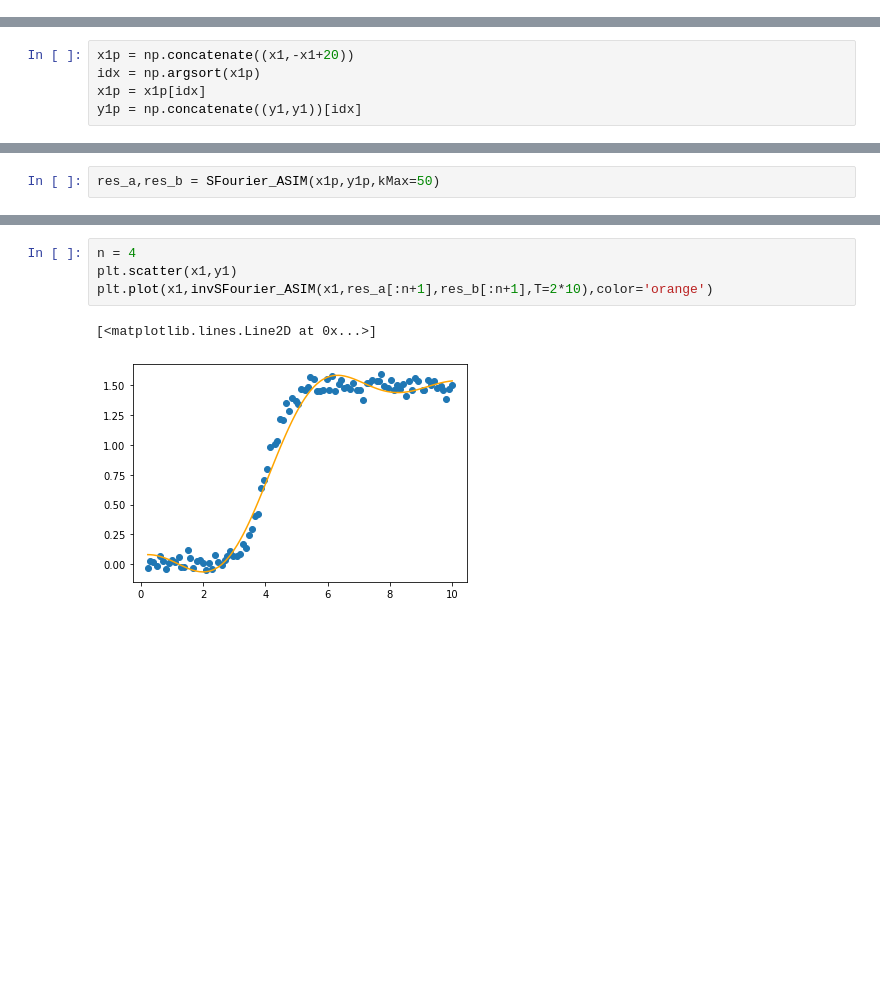
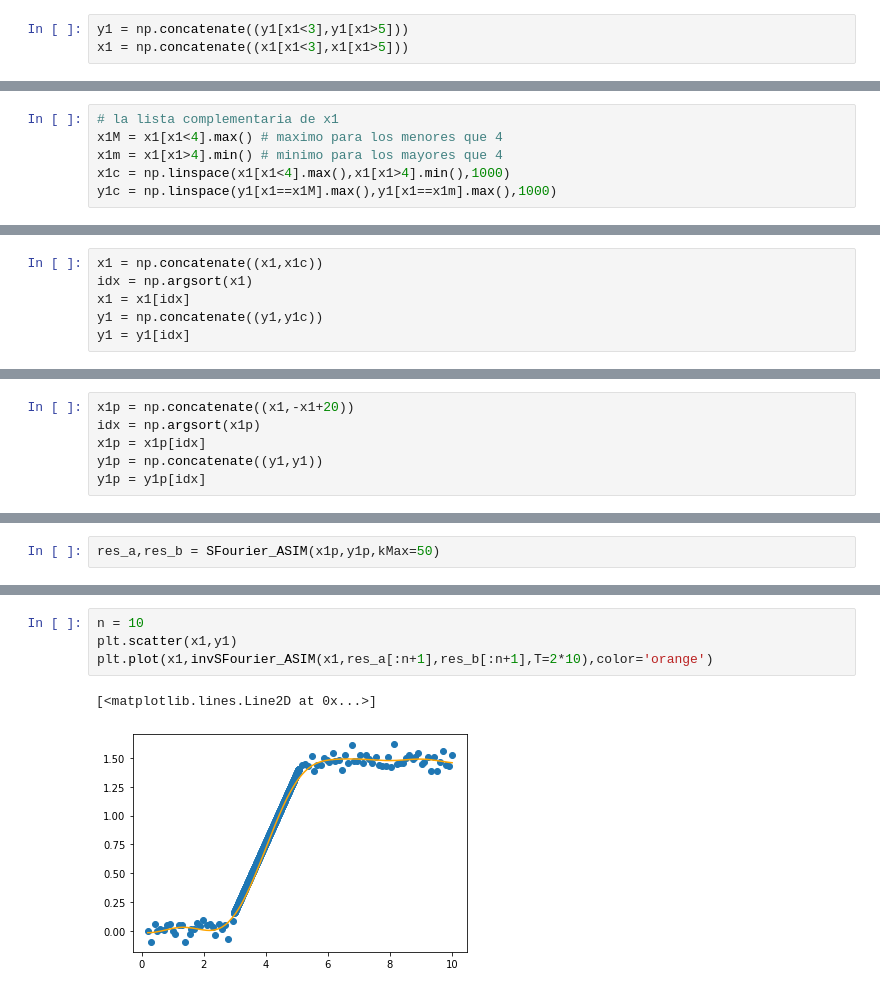
Before and after one commit to BrayanGar123/FISI2028-202010, a Jupyter notebook: ejercicios/semana10/fourier.ipynb, the cells around one changed output, grey strips where cells are left out. Drawn from its saved outputs; the diff is of its cells as text; blank space fills up the shorter version.

```diff
--- a/ejercicios/semana10/fourier.ipynb
+++ b/ejercicios/semana10/fourier.ipynb
@@ -174,0 +179,3 @@ Nuestra caja experimental!
+# %%
+y1 = np.concatenate((y1[x1<3],y1[x1>5]))
+x1 = np.concatenate((x1[x1<3],x1[x1>5]))
@@ -175,2 +188,8 @@ Nuestra caja experimental!
+# %%
+# la lista complementaria de x1
+x1M = x1[x1<4].max() # maximo para los menores que 4
+x1m = x1[x1>4].min() # minimo para los mayores que 4
+x1c = np.linspace(x1[x1<4].max(),x1[x1>4].min(),1000)
+y1c = np.linspace(y1[x1==x1M].max(),y1[x1==x1m].max(),1000)
 # %%
 sns.scatterplot(x1,y1)
@@ -179,0 +200,6 @@ sns.scatterplot(x1,y1)
+# %%
+x1 = np.concatenate((x1,x1c))
+idx = np.argsort(x1)
+x1 = x1[idx]
+y1 = np.concatenate((y1,y1c))
+y1 = y1[idx]
@@ -201,7 +238,8 @@ plt.plot(x1,invSFourier_ASIM(x1,res_a[:n+1],res_b[:n+1],10),color='orange')
 x1p = np.concatenate((x1,-x1+20))
 idx = np.argsort(x1p)
 x1p = x1p[idx]
-y1p = np.concatenate((y1,y1))[idx]
+y1p = np.concatenate((y1,y1))
+y1p = y1p[idx]
 # %%
 plt.scatter(x1p,y1p)
 # %% [output]
@@ -218,7 +256,7 @@ plt.bar(np.arange(50+1),res_b[:51])
 # %%
-n = 4
+n = 10
 plt.scatter(x1,y1)
 plt.plot(x1,invSFourier_ASIM(x1,res_a[:n+1],res_b[:n+1],T=2*10),color='orange')
 # %% [output]
 [<matplotlib.lines.Line2D at 0x...>]
-[figure, old version]
+[figure, new version]
```
Also changed, not shown: parts of 15 cells of this notebook, 1 other file.
